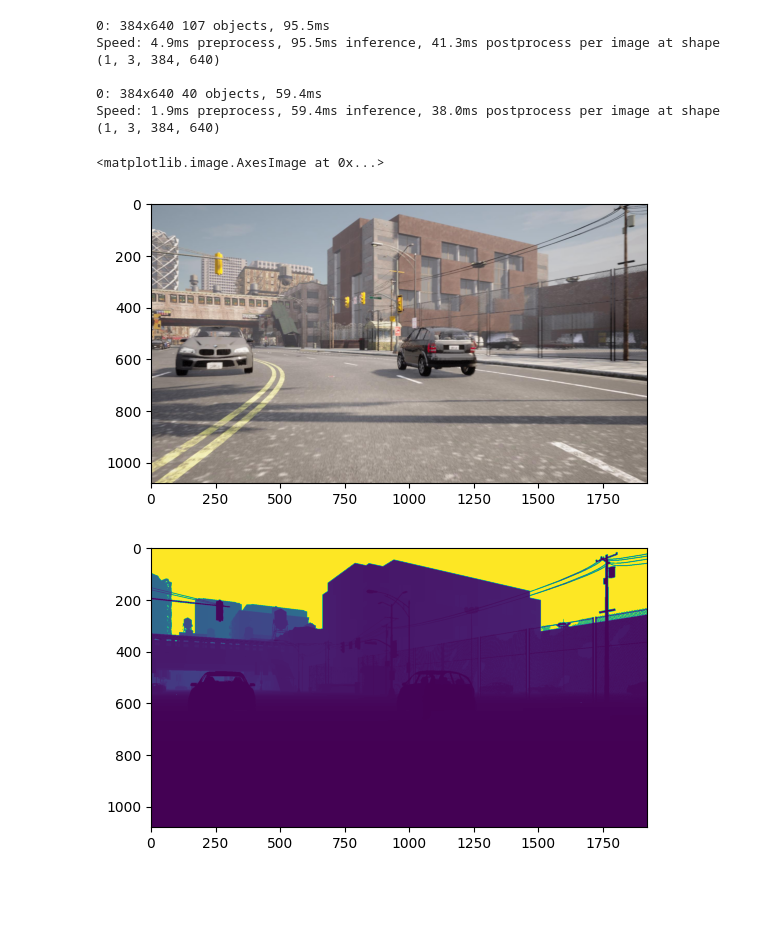
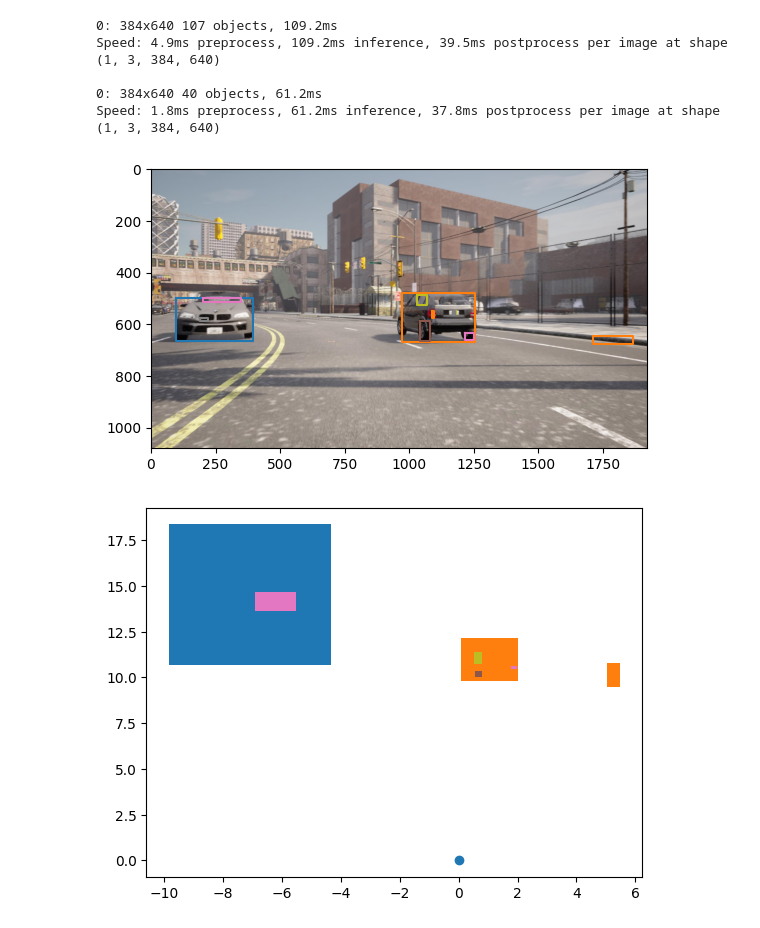
Before and after one commit to calsfu/AutonomousTrike, a Jupyter notebook: scripts/depth_segmentation.ipynb, the cells around one changed output. Drawn from its saved outputs; the diff is of its cells as text; code cells hidden in the pictures; blank space fills up the shorter version.

```diff
--- a/scripts/depth_segmentation.ipynb
+++ b/scripts/depth_segmentation.ipynb
@@ -287,24 +326,28 @@ class Window:
 # %%
-# Shows rgb and depth image being worked with
-# DISCLAIMER: the dataset currently has a slight temporal offset between the rgb and depth images, leading to artifacts
+# Initialization
+# Note: The dataset currently has a slight temporal offset between the rgb and depth images, leading to artifacts
 
 imgName = '1080p'
 startingNumber = 60
 numberImages = 2
 horiz_fov = 72
+scope_distance = 20
+safe_height = 2
 
-window = Window(imgName, startingNumber, numberImages, horiz_fov)
-plt.figure()
-plt.imshow(window.get_frame(0).rgbImg)
-plt.figure()
-plt.imshow(window.get_frame(0).depthImg)
+window = Window(imgName, startingNumber, numberImages, horiz_fov, scope_distance, safe_height)
 # %% [output]
-0: 384x640 107 objects, 95.5ms
-Speed: 4.9ms preprocess, 95.5ms inference, 41.3ms postprocess per image at shape (1, 3, 384, 640)
+0: 384x640 107 objects, 109.2ms
+Speed: 4.9ms preprocess, 109.2ms inference, 39.5ms postprocess per image at shape (1, 3, 384, 640)
 
-0: 384x640 40 objects, 59.4ms
-Speed: 1.9ms preprocess, 59.4ms inference, 38.0ms postprocess per image at shape (1, 3, 384, 640)
+0: 384x640 40 objects, 61.2ms
+Speed: 1.8ms preprocess, 61.2ms inference, 37.8ms postprocess per image at shape (1, 3, 384, 640)
-<matplotlib.image.AxesImage at 0x...>
-[figure, removed]
-[figure, removed]
+# %%
+# Nearby objects placed in space where collisions can be detected
+# Note: This process takes ~2.5 minutes as code is being run on the CPU alone (aside from FastSAM), GPU utilization to come in near future
+
+frame = window.get_frame(0)
+frame.visualize_objects()
+# %% [output]
+[figure, added]
+[figure, added]
 # %%
```
Also changed, not shown: parts of 7 cells of this notebook.
